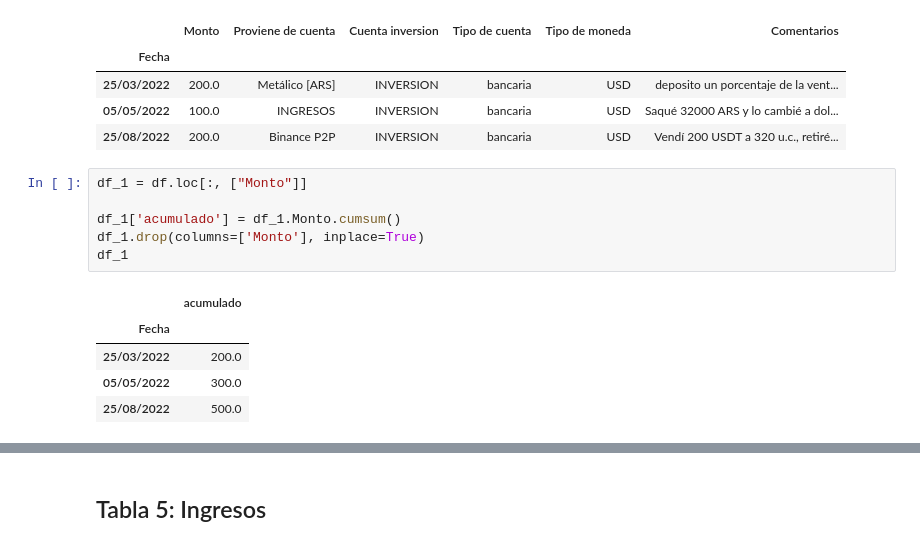
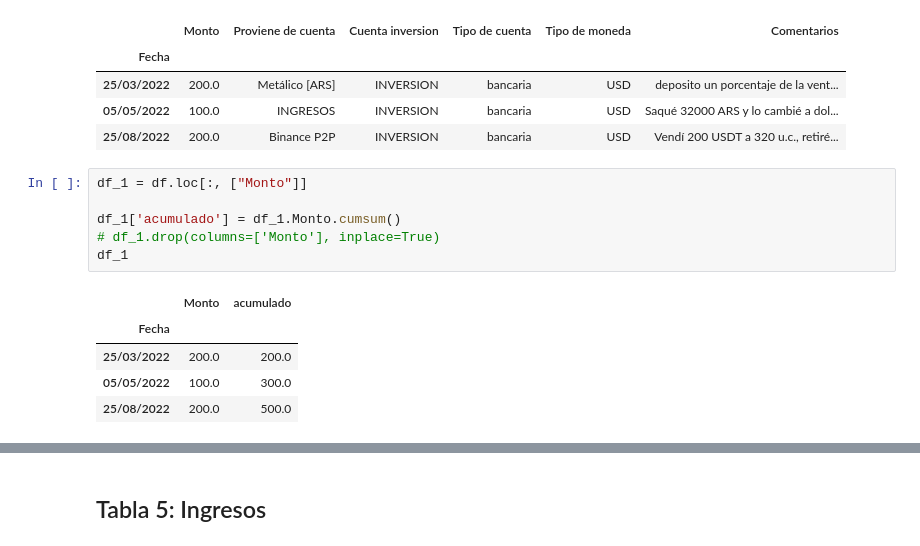
Before and after one commit to jackonedev/PresentacionesInteractivas, a Jupyter notebook: paquete_python/plots.ipynb, the cells around one changed output, grey strips where cells are left out. Drawn from its saved outputs; the diff is of its cells as text.

```diff
--- a/paquete_python/plots.ipynb
+++ b/paquete_python/plots.ipynb
@@ -304,14 +280,14 @@ df.head()
 # %%
 df_1 = df.loc[:, ["Monto"]]
 
 df_1['acumulado'] = df_1.Monto.cumsum()
-df_1.drop(columns=['Monto'], inplace=True)
+# df_1.drop(columns=['Monto'], inplace=True)
 df_1
 # %% [output]
-|  | acumulado |
-| Fecha |  |
-| 25/03/2022 | 200.0 |
-| 05/05/2022 | 300.0 |
-| 25/08/2022 | 500.0 |
+|  | Monto | acumulado |
+| Fecha |  |  |
+| 25/03/2022 | 200.0 | 200.0 |
+| 05/05/2022 | 100.0 | 300.0 |
+| 25/08/2022 | 200.0 | 500.0 |
 # %%
 instance = VisualProcessor([df_1], ["Grafico de lineas"], y_label="Monto [USD]")
```
Also changed, not shown: parts of 24 cells of this notebook, 11 other files.
